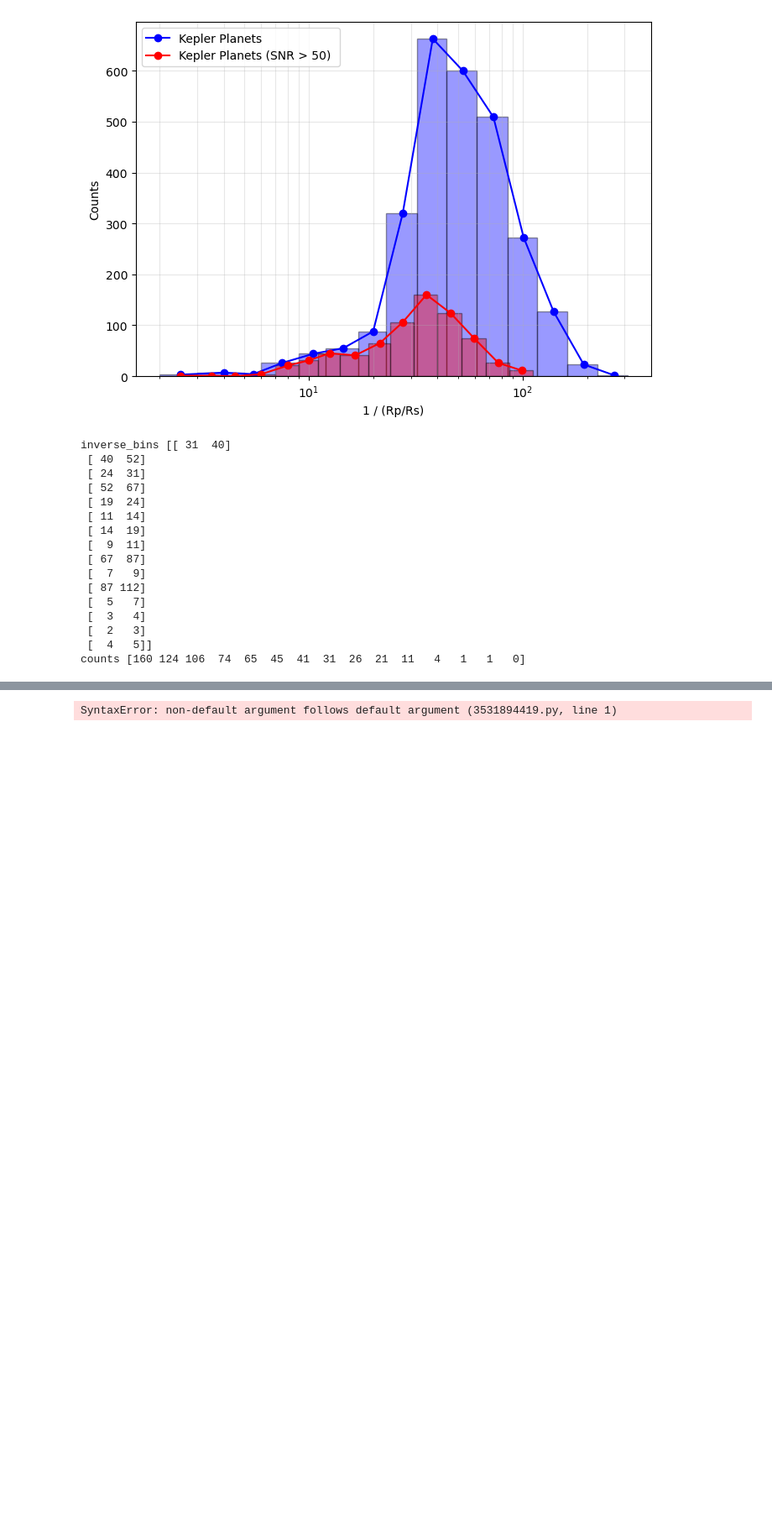
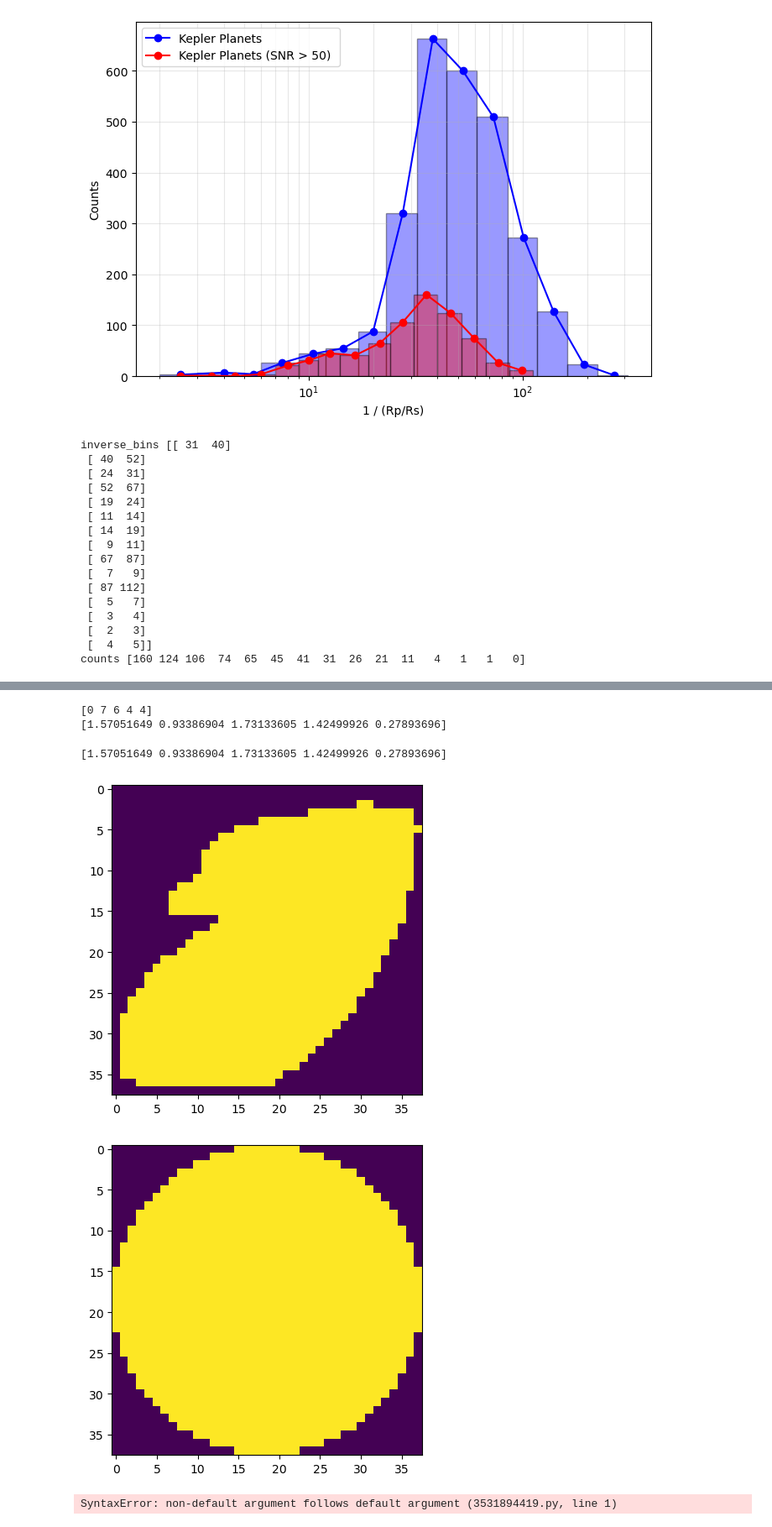
Before and after one commit to gitika2021/Mega_PartII, a Jupyter notebook: clean_codes_v2/Tests.ipynb, the cells around one changed output, grey strips where cells are left out. Shown at 84% size. Cells and saved outputs as stored; diff of their text form; code cells hidden in the pictures; blank space fills up the shorter version.

```diff
--- a/clean_codes_v2/Tests.ipynb
+++ b/clean_codes_v2/Tests.ipynb
@@ -592,3 +716,50 @@ class MegaPartIIPlots(SHAPE_SIZE=38):
+# %%
+# samples2 = kde_sampling(data, random_state=42)
+# np.allclose(samples1, samples2)
+
+rng = np.random.default_rng(42)
+print(rng.integers(0, 10, 5))
+
+rng = np.random.default_rng(42)
+print(rng.uniform(0.1, 2, 5))
+
+param_sets [[[0.5534556451612903, 0.08402734659273728, 2.0]],
+    [[0.6802153225806452, 0.0025266574324012787, 3.0]],
+    [[0.5273580645161291, 0.23824102944154388, 3.0]]]
+
+processed_lightcurves[0,0:10] [1.         1.         1.         1.         1.         1.
+ 1.         0.9999755  0.9993214  0.99763477]
+
+
+snr[0:10] [414.96907675 433.46773383 319.16178407 489.37963846 194.73342316
+ 358.7693373  126.01042843 322.23104266 260.94299322 206.38631896]
+noise_multigauss[0,0:10] [ 1.47944590e-04 -1.21914824e-04  1.86074692e-04 -4.17045821e-04
+  5.38479661e-04 -6.60354566e-05  1.99534912e-04  2.56771234e-04
+  8.44105762e-05  6.45722762e-05]
+
+
+processed_lightcurves[0,0:10] [1.         1.         1.         1.         1.         0.9999848
+ 0.9996733  0.99851096 0.996871   0.9948607 ]
+# %% [output]
+[0 7 6 4 4]
+[1.57051649 0.93386904 1.73133605 1.42499926 0.27893696]
+# %%
+rng = np.random.default_rng(42)
+print(rng.uniform(0.1, 2, 5))
+import matplotlib.pyplot as plt
+folder = "/home/iit-t/Gitika/Github-Repositories/Abraham_Mega/Reanalysis_Git/Mega_PartII_Kepler/Mega_PartII/Test/Data/OM_Demo/"
+
+f1 = np.load(f"{folder}99.npy")
+f2 = np.load(f"{folder}99.npy")
+plt.imshow(f1[0])
+plt.show()
+
+plt.imshow(f2[1])
+plt.show()
+# %% [output]
+[1.57051649 0.93386904 1.73133605 1.42499926 0.27893696]
+[figure, added]
+[figure, added]
 # %%
 
 #def plot_kepler_snr(koi_table='',kepler_lcs_fi):
```
Also changed, not shown: parts of 3 cells of this notebook, 34 other files.
